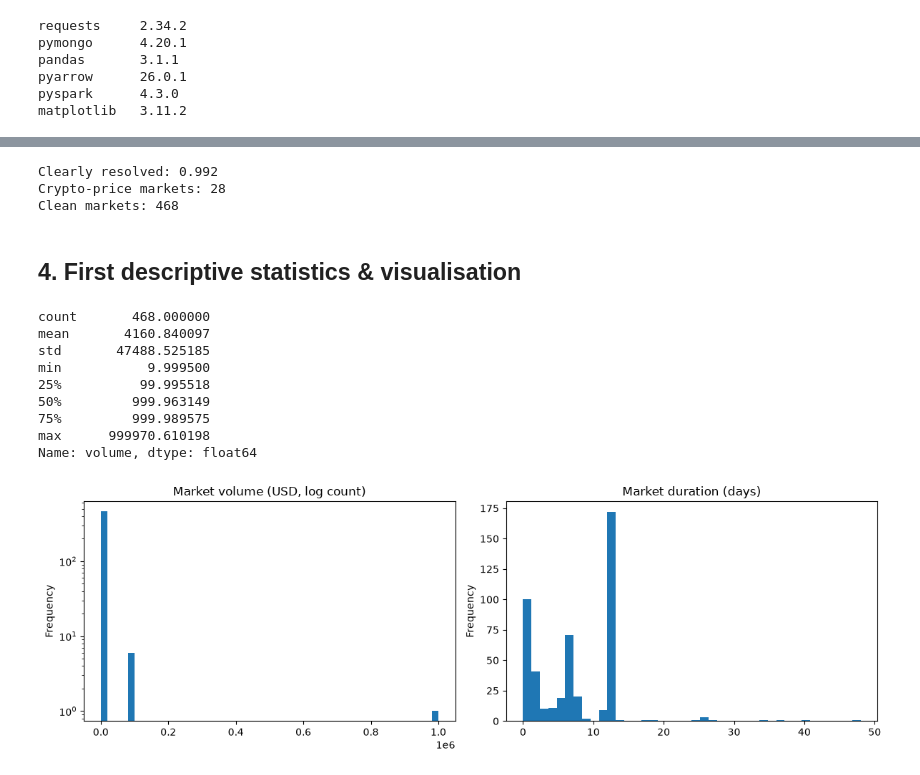
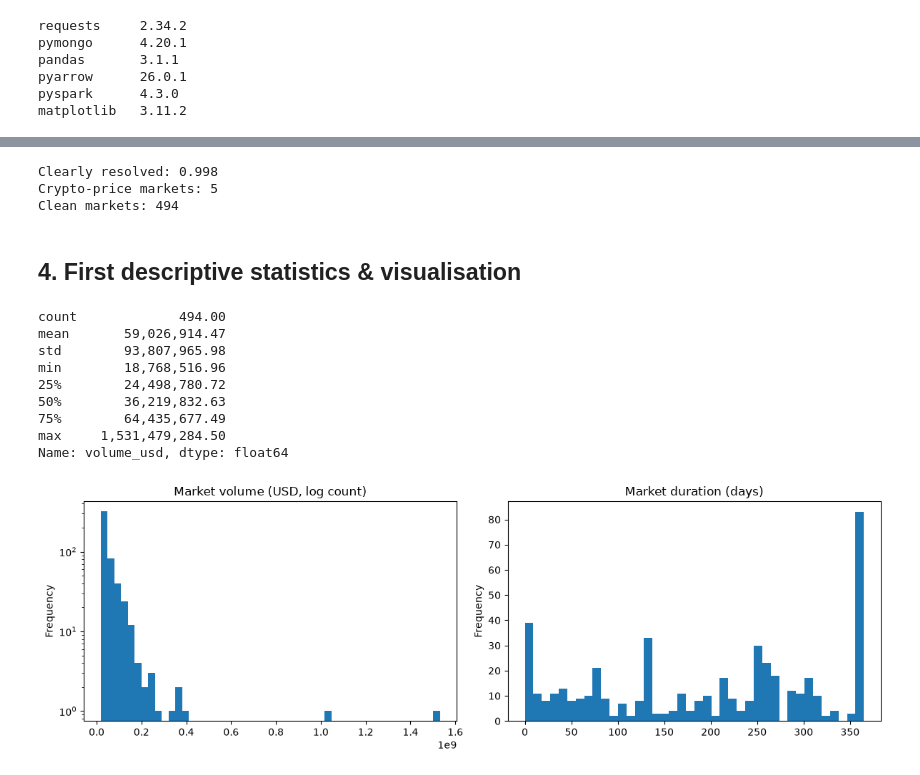
Before and after one commit to fhtw-bid-2027-big-data/oracle-of-polygon, a Jupyter notebook: polymarket_delivery2.ipynb, the cells around one changed output, grey strips where cells are left out. Saved outputs shown, nothing was run; the diff lists cells and outputs as text; code cells hidden in the pictures.

```diff
--- a/polymarket_delivery2.ipynb
+++ b/polymarket_delivery2.ipynb
@@ -269,49 +349,51 @@ def parse_list(x):
     except Exception: return None
 
 def winner_index(row):
-    """Index of the winning outcome: the one whose final price is exactly 1. Otherwise None."""
+    """Index of the winning outcome: the one whose final price is exactly 1. Otherwise None (0.5/0.5 tie, cancelled, ...)."""
     p = parse_list(row.get("outcomePrices"))
     if not p: return None
     p = [float(v) for v in p]
-    return p.index(1.0) if (max(p) == 1.0 and p.count(1.0) == 1) else None   # None = ambiguous / 50-50 / cancelled
+    return p.index(1.0) if (max(p) == 1.0 and p.count(1.0) == 1) else None
 
 mk["winner_idx"] = mk.apply(winner_index, axis=1)
 mk["resolved_clean"] = mk["winner_idx"].notna()
 print("Clearly resolved:", mk["resolved_clean"].mean().round(3))
 
-# exclude crypto-price markets (short-term price bets, nobody can have "inside information")
-# (rough regex, check what it catches and refine)
+# exclude crypto-price markets (short-term "up or down" price bets - nobody can
+# have inside information about a coin price in 15 minutes, and they flood the feed)
 crypto_pat = r"(?i)\b(bitcoin|btc|ethereum|eth|solana|sol|xrp|crypto)\b.*\b(above|below|price|up or down|reach)\b"
-mk["is_crypto_price"] = mk["question"].fillna("").str.contains(crypto_pat, regex=True)
+mk["is_crypto_price"] = mk["question"].fillna("").str.contains(crypto_pat, regex=True) | \
+                        mk["question"].fillna("").str.contains(r"(?i)up.{0,4}down", regex=True)
 print("Crypto-price markets:", mk["is_crypto_price"].sum())
 
 mk_clean = mk[mk.resolved_clean & ~mk.is_crypto_price].copy()
-mk_clean["conditionId"] = mk_clean["conditionId"].str.lower()   # normalise ids so joins with trades match
-for c in ["createdAt", "endDate"]:
-    if c in mk_clean: mk_clean[c] = pd.to_datetime(mk_clean[c], errors="coerce", utc=True)
-mk_clean["volume"] = pd.to_numeric(mk_clean.get("volume"), errors="coerce")
+mk_clean["conditionId"] = mk_clean["conditionId"].str.lower()
+for c in ["createdAt", "endDate", "closedTime"]:
+    if c in mk_clean: mk_clean[c] = pd.to_datetime(mk_clean[c], errors="coerce", utc=True, format="ISO8601")
+mk_clean["volume_usd"] = pd.to_numeric(mk_clean.get("volumeNum"), errors="coerce")
 print("Clean markets:", len(mk_clean))
 # %% [output]
-Clearly resolved: 0.992
-Crypto-price markets: 28
-Clean markets: 468
+Clearly resolved: 0.998
+Crypto-price markets: 5
+Clean markets: 494
 # %% [markdown]
 ## 4. First descriptive statistics & visualisation
 # %%
-print(mk_clean["volume"].describe())
+print(mk_clean["volume_usd"].describe())
 fig, ax = plt.subplots(1, 2, figsize=(12, 4))
-mk_clean["volume"].plot.hist(bins=50, log=True, ax=ax[0], title="Market volume (USD, log count)")
-if "createdAt" in mk_clean:
-    (mk_clean["endDate"] - mk_clean["createdAt"]).dt.days.clip(0, 365).plot.hist(bins=40, ax=ax[1], title="Market duration (days)")
+mk_clean["volume_usd"].plot.hist(bins=50, log=True, ax=ax[0], title="Market volume (USD, log count)")
+if "createdAt" in mk_clean.columns:
+    (mk_clean["endDate"] - mk_clean["createdAt"]).dt.days.clip(0, 365) \
+        .plot.hist(bins=40, ax=ax[1], title="Market duration (days)")
 plt.tight_layout(); plt.show()
 # %% [output]
-count       468.000000
-mean       4160.840097
-std       47488.525185
-min           9.999500
-25%          99.995518
-50%         999.963149
-75%         999.989575
-max      999970.610198
-Name: volume, dtype: float64
+count             494.00
+mean       59,026,914.47
+std        93,807,965.98
+min        18,768,516.96
+25%        24,498,780.72
+50%        36,219,832.63
+75%        64,435,677.49
+max     1,531,479,284.50
+Name: volume_usd, dtype: float64
-[figure, old version]
+[figure, new version]
```
Also changed, not shown: parts of 27 cells of this notebook, 20 other files.
